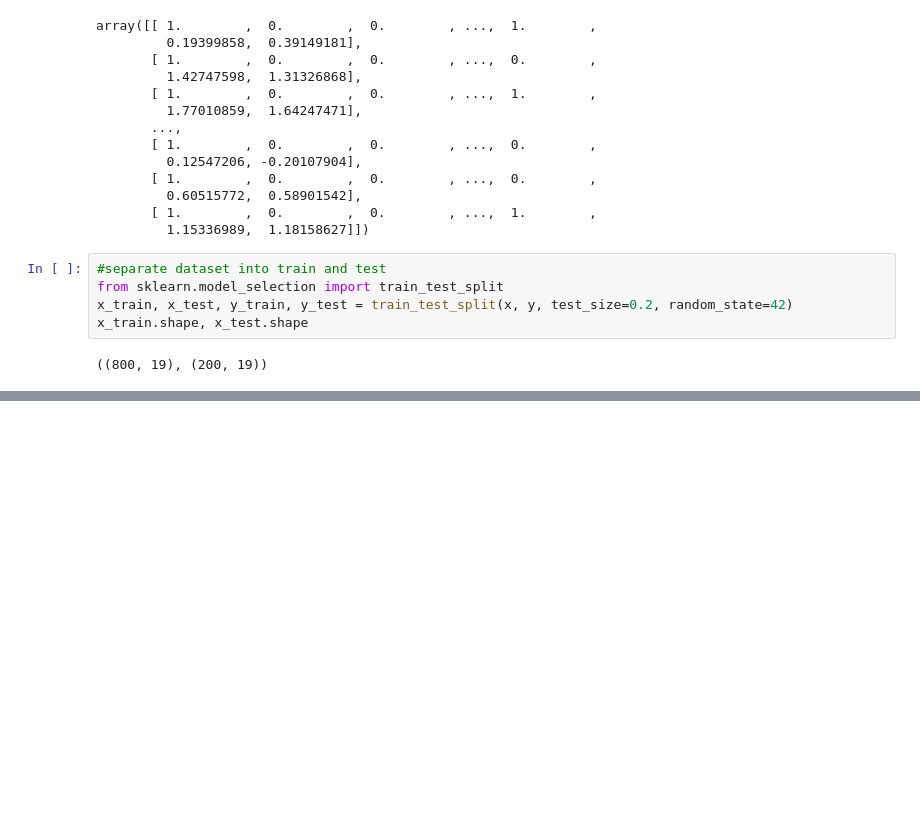
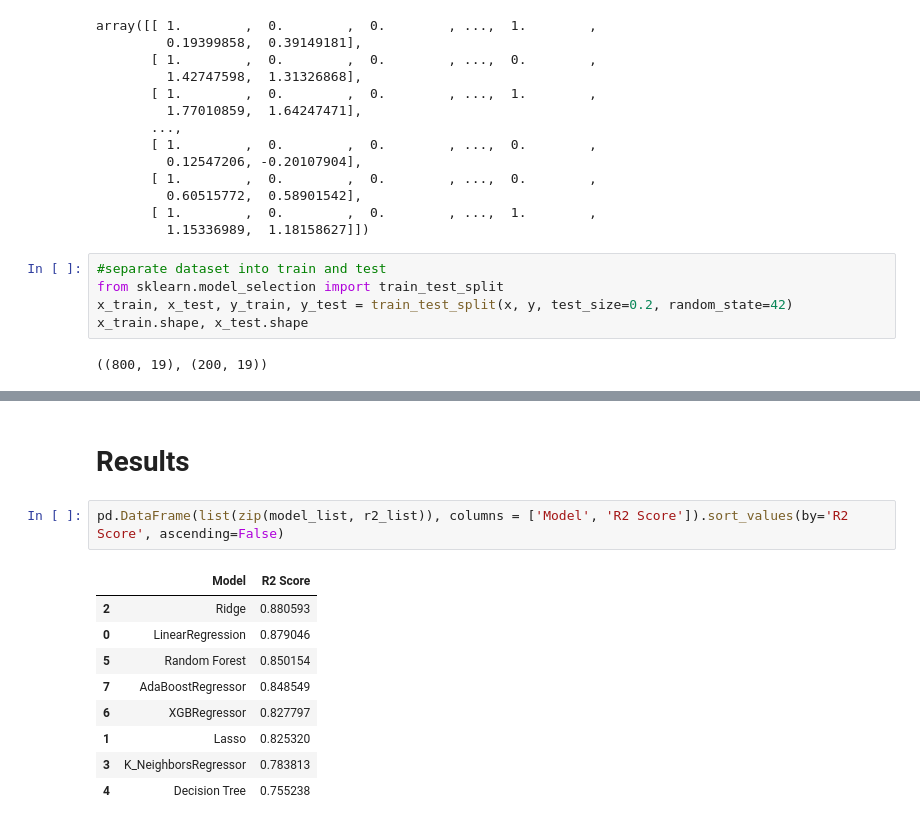
Before and after one commit to sourab777karad/ML-Project, a Jupyter notebook: Notebook/Model.ipynb, the cells around one changed output, grey strips where cells are left out. Saved outputs shown, nothing was run; the diff lists cells and outputs as text; blank space fills up the shorter version.

```diff
--- a/Notebook/Model.ipynb
+++ b/Notebook/Model.ipynb
@@ -105,0 +189,14 @@ x_train.shape, x_test.shape
+# %% [markdown]
+# Results
+# %%
+pd.DataFrame(list(zip(model_list, r2_list)), columns = ['Model', 'R2 Score']).sort_values(by='R2 Score', ascending=False)
+# %% [output]
+|  | Model | R2 Score |
+| 2 | Ridge | 0.880593 |
+| 0 | LinearRegression | 0.879046 |
+| 5 | Random Forest | 0.850154 |
+| 7 | AdaBoostRegressor | 0.848549 |
+| 6 | XGBRegressor | 0.827797 |
+| 1 | Lasso | 0.825320 |
+| 3 | K_NeighborsRegressor | 0.783813 |
+| 4 | Decision Tree | 0.755238 |
```
Also changed, not shown: parts of 11 cells of this notebook.
